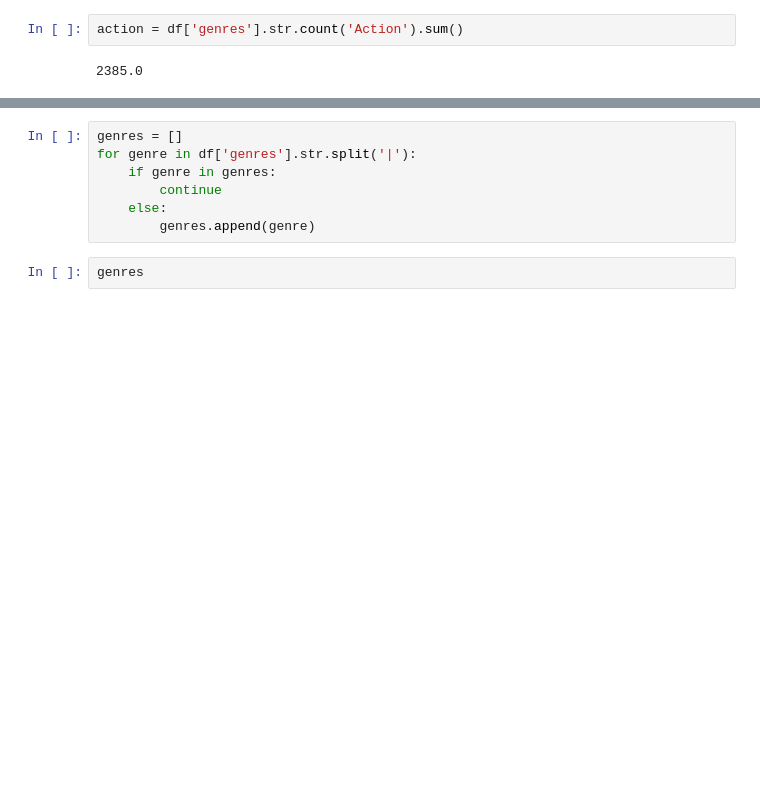
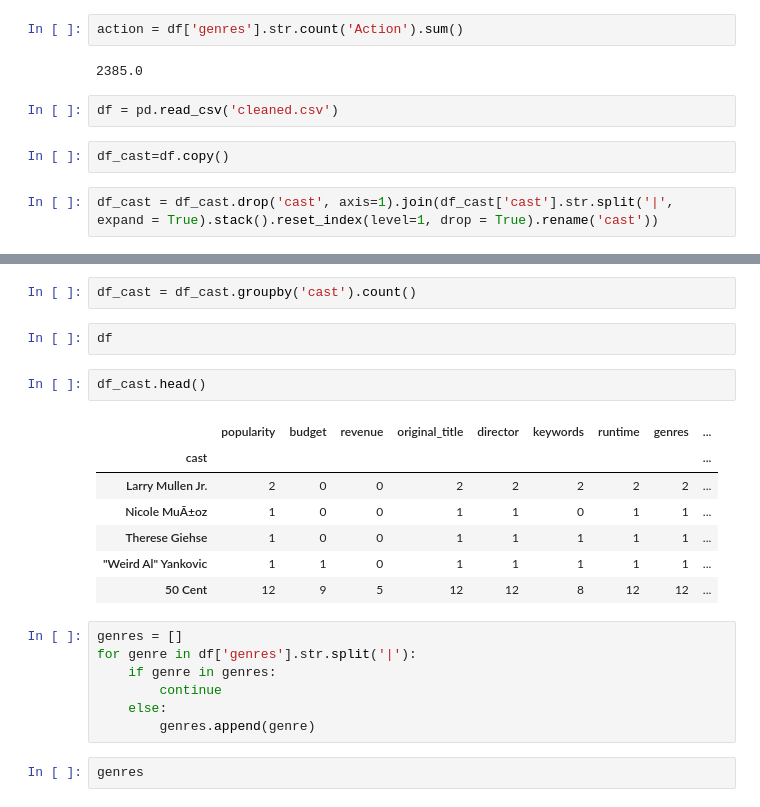
Before and after one commit to KaoriMI/Project_Investigate_a_Dataset, a Jupyter notebook: playground.ipynb, the cells around one changed output, grey strips where cells are left out. Cells and saved outputs as stored; diff of their text form; blank space fills up the shorter version.

```diff
--- a/playground.ipynb
+++ b/playground.ipynb
@@ -35,3 +35,9 @@ df.head(2)
 action = df['genres'].str.count('Action').sum()
 # %% [output]
 2385.0
+# %%
+df = pd.read_csv('cleaned.csv')
+# %%
+df_cast=df.copy()
+# %%
+df_cast = df_cast.drop('cast', axis=1).join(df_cast['cast'].str.split('|', expand = True).stack().reset_index(level=1, drop = True).rename('cast'))
@@ -38,3 +53,17 @@ action = df['genres'].str.count('Action').sum()
+# %%
+df_cast = df_cast.groupby('cast').count()
+# %%
+df
+# %%
+df_cast.head()
+# %% [output]
+|  | popularity | budget | revenue | original_title | director | keywords | runtime | genres | ... |
+| cast |  |  |  |  |  |  |  |  | ... |
+| Larry Mullen Jr. | 2 | 0 | 0 | 2 | 2 | 2 | 2 | 2 | ... |
+| Nicole MuÃ±oz | 1 | 0 | 0 | 1 | 1 | 0 | 1 | 1 | ... |
+| Therese Giehse | 1 | 0 | 0 | 1 | 1 | 1 | 1 | 1 | ... |
+| "Weird Al" Yankovic | 1 | 1 | 0 | 1 | 1 | 1 | 1 | 1 | ... |
+| 50 Cent | 12 | 9 | 5 | 12 | 12 | 8 | 12 | 12 | ... |
 # %%
 genres = []
 for genre in df['genres'].str.split('|'):
```
Also changed, not shown: parts of 2 cells of this notebook.
